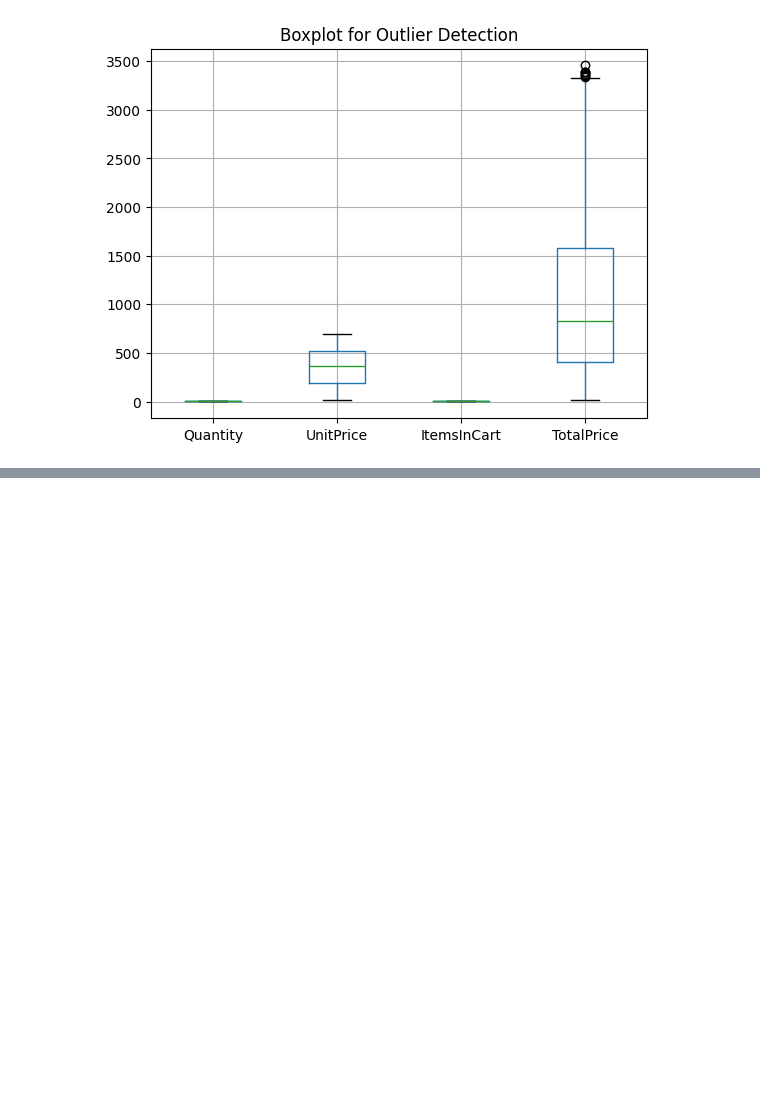
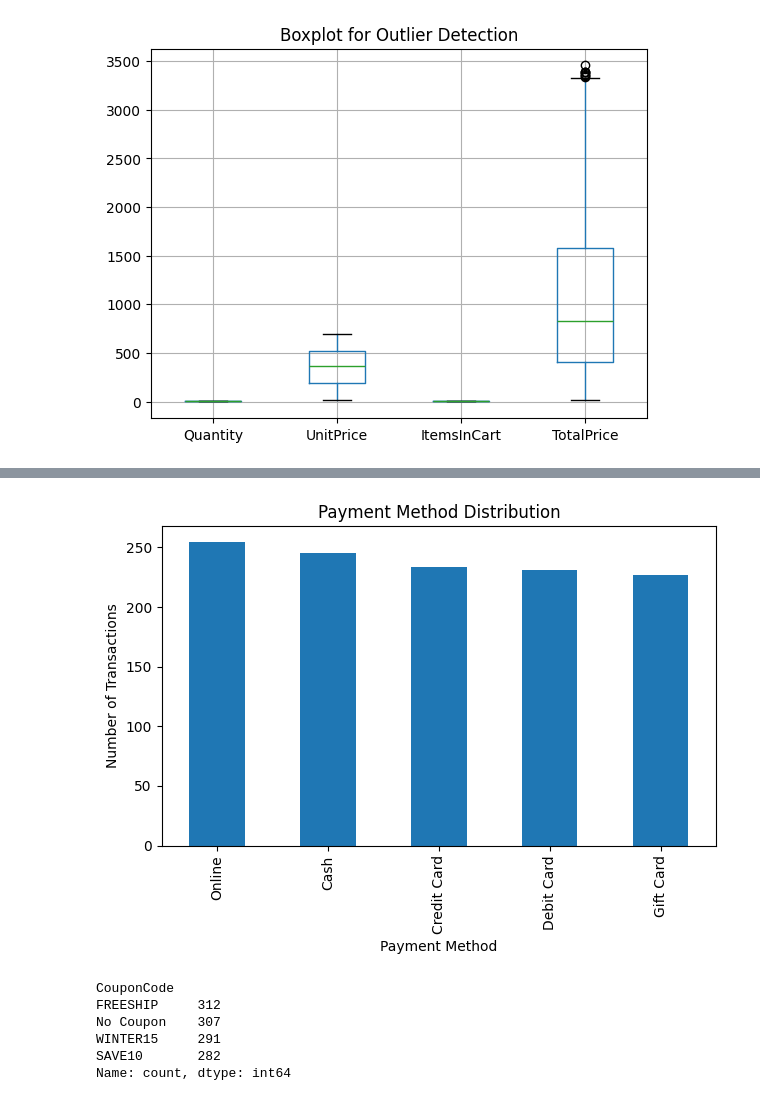
Before and after one commit to avisekbose/DecodeLabs-Internship, a Jupyter notebook: DA_Project 1.ipynb, the cells around one changed output, grey strips where cells are left out. Cells and saved outputs as stored; diff of their text form; code cells hidden in the pictures; blank space fills up the shorter version.

```diff
--- a/DA_Project 1.ipynb
+++ b/DA_Project 1.ipynb
@@ -246,0 +342,24 @@ df.to_excel('Dataset for Data Analytics_V1.1.xlsx', index=False)
+# %%
+PaymentMethod = df['PaymentMethod'].value_counts()
+
+plt.figure()
+PaymentMethod.plot(kind='bar')
+plt.title("Payment Method Distribution")
+plt.xlabel("Payment Method")
+plt.ylabel("Number of Transactions")
+plt.xticks(rotation=90)
+plt.tight_layout()
+plt.show()
+# %% [output]
+[figure, added]
+# %%
+# Coupon Usage Analisis
+
+df['CouponCode'].value_counts()
+# %% [output]
+CouponCode
+FREESHIP     312
+No Coupon    307
+WINTER15     291
+SAVE10       282
+Name: count, dtype: int64
```
Also changed, not shown: parts of 19 cells of this notebook, 1 other file.
